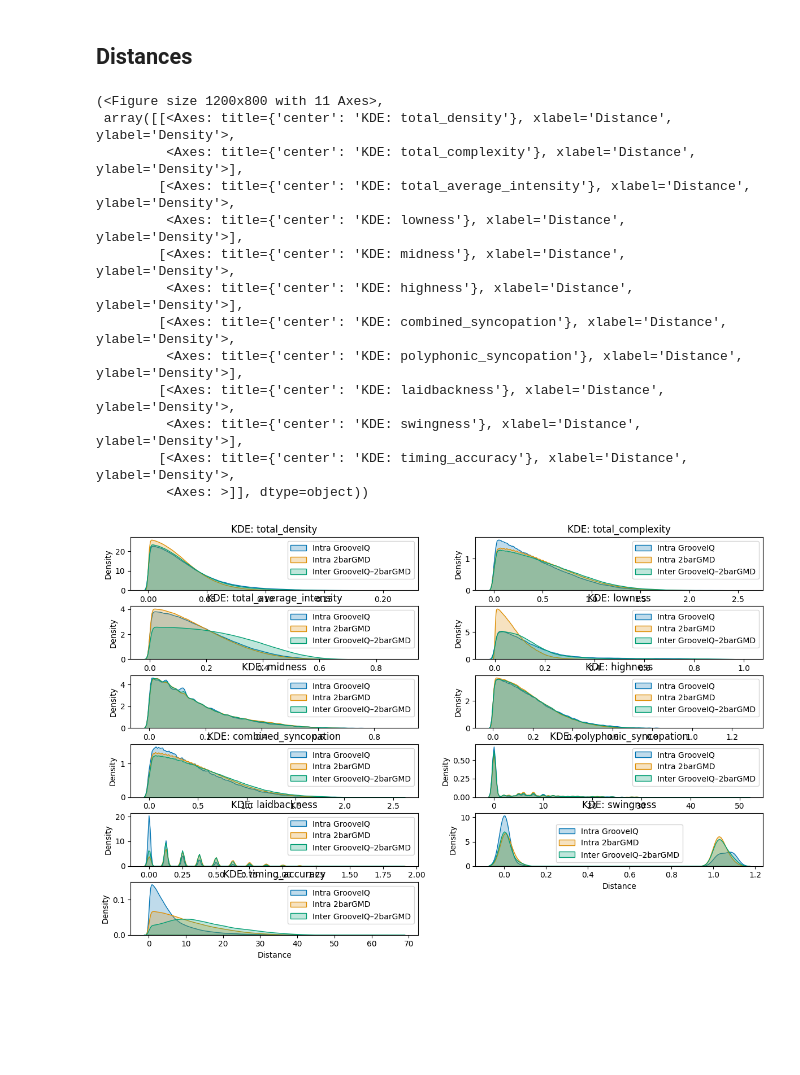
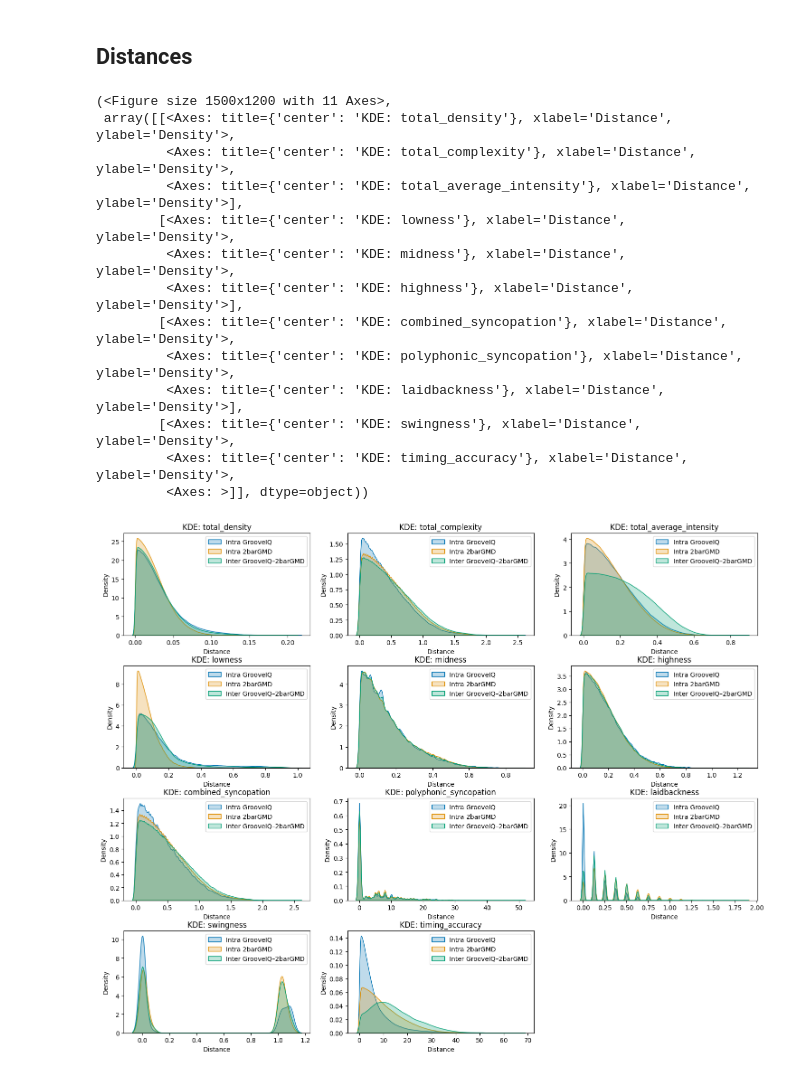
Before and after one commit to puru-samal/grooveiq, a Jupyter notebook: dataset/analysis.ipynb, the cells around one changed output. Drawn from its saved outputs; the diff is of its cells as text; code cells hidden in the pictures; blank space fills up the shorter version.

```diff
--- a/dataset/analysis.ipynb
+++ b/dataset/analysis.ipynb
@@ -270,5 +272,5 @@ plot_violin_per_feature(dists, A_label="ModelA", B_label="ModelB")
 # %%
-giq_paths    = ['merged_ts=4-4_2bar_tr0.80-va0.10-te0.10_val.pkl']
+giq_paths    = ['merged_ts=4-4_2bar_tr0.80-va0.10-te0.10_val.pkl', 'merged_ts=4-4_2bar_tr0.80-va0.10-te0.10_test.pkl', 'merged_ts=4-4_2bar_tr0.80-va0.10-te0.10_train.pkl']
 name         = "GrooveIQ"
 
 dataset = []
@@ -281,5 +283,3 @@ GrooveIQStats.set_name(name = name)
 
 for datapoint in tqdm(dataset):
     GrooveIQStats.accumulate_dict(datapoint)
-
-GrooveIQSubset = GrooveIQStats.stratified_subset(num_samples=1000)
@@ -289,7 +292,7 @@ GrooveIQSubset = GrooveIQStats.stratified_subset(num_samples=1000)
 ## Absolute Measurements
 giq_eval_dict = defaultdict(list)
 
-for sample in tqdm(GrooveIQSubset.all_samples):
+for sample in tqdm(GrooveIQStats.all_samples):
     descriptors = sample.descriptors.descriptors
     for key, value in descriptors.items():
         giq_eval_dict[key].append(value)
@@ -297,5 +300,5 @@ for sample in tqdm(GrooveIQSubset.all_samples):
 giq_eval_dict = {key: np.array(value) for key, value in giq_eval_dict.items()}
 
 for key, value in giq_eval_dict.items():
-    print(f"{key:30}: mean={np.mean(value):.3f}, std={np.std(value):.2f}")
+    print(f"{key:30}: mean={np.mean(value):.2f}, std={np.std(value):.2f}")
 # %% [output]
@@ -334,10 +338,10 @@ GMDSubset = GMDStats.stratified_subset(num_samples=1000)
 ## Absolute Measurements
 gmd_eval_dict = defaultdict(list)
 
-for sample in tqdm(GMDSubset.all_samples):
+for sample in tqdm(GMDStats.all_samples):
     descriptors = sample.descriptors.descriptors
     for key, value in descriptors.items():
         gmd_eval_dict[key].append(value)
 
 for key, value in gmd_eval_dict.items():
-    print(f"{key:30}: mean={np.mean(value):.3f}, std={np.std(value):.2f}")
+    print(f"{key:30}: mean={np.mean(value):.2f}, std={np.std(value):.2f}")
@@ -358,21 +466,21 @@ timing_accuracy               : mean=20.377, std=9.27
 # %%
 giq_eval_dict = {key: np.array(value) for key, value in giq_eval_dict.items()}
 gmd_eval_dict = {key: np.array(value) for key, value in gmd_eval_dict.items()}
 
 dists = compute_per_feature_distances(giq_eval_dict, gmd_eval_dict)
-plot_kde_grid_per_feature(dists, A_label="GrooveIQ", B_label="2barGMD", ncols=3, figsize=(15, 12) )
+#plot_kde_grid_per_feature(dists, A_label="GrooveIQ", B_label="2barGMD", ncols=3, figsize=(15, 12) )
 # %% [output]
-(<Figure size 1200x800 with 11 Axes>,
+(<Figure size 1500x1200 with 11 Axes>,
  array([[<Axes: title={'center': 'KDE: total_density'}, xlabel='Distance', ylabel='Density'>,
-         <Axes: title={'center': 'KDE: total_complexity'}, xlabel='Distance', ylabel='Density'>],
-        [<Axes: title={'center': 'KDE: total_average_intensity'}, xlabel='Distance', ylabel='Density'>,
-         <Axes: title={'center': 'KDE: lowness'}, xlabel='Distance', ylabel='Density'>],
-        [<Axes: title={'center': 'KDE: midness'}, xlabel='Distance', ylabel='Density'>,
+         <Axes: title={'center': 'KDE: total_complexity'}, xlabel='Distance', ylabel='Density'>,
+         <Axes: title={'center': 'KDE: total_average_intensity'}, xlabel='Distance', ylabel='Density'>],
+        [<Axes: title={'center': 'KDE: lowness'}, xlabel='Distance', ylabel='Density'>,
+         <Axes: title={'center': 'KDE: midness'}, xlabel='Distance', ylabel='Density'>,
          <Axes: title={'center': 'KDE: highness'}, xlabel='Distance', ylabel='Density'>],
         [<Axes: title={'center': 'KDE: combined_syncopation'}, xlabel='Distance', ylabel='Density'>,
-         <Axes: title={'center': 'KDE: polyphonic_syncopation'}, xlabel='Distance', ylabel='Density'>],
-        [<Axes: title={'center': 'KDE: laidbackness'}, xlabel='Distance', ylabel='Density'>,
-         <Axes: title={'center': 'KDE: swingness'}, xlabel='Distance', ylabel='Density'>],
-        [<Axes: title={'center': 'KDE: timing_accuracy'}, xlabel='Distance', ylabel='Density'>,
+         <Axes: title={'center': 'KDE: polyphonic_syncopation'}, xlabel='Distance', ylabel='Density'>,
+         <Axes: title={'center': 'KDE: laidbackness'}, xlabel='Distance', ylabel='Density'>],
+        [<Axes: title={'center': 'KDE: swingness'}, xlabel='Distance', ylabel='Density'>,
+         <Axes: title={'center': 'KDE: timing_accuracy'}, xlabel='Distance', ylabel='Density'>,
          <Axes: >]], dtype=object))
-[figure, old version]
+[figure, new version]
```
Also changed, not shown: parts of 17 cells of this notebook, 1 other file.
